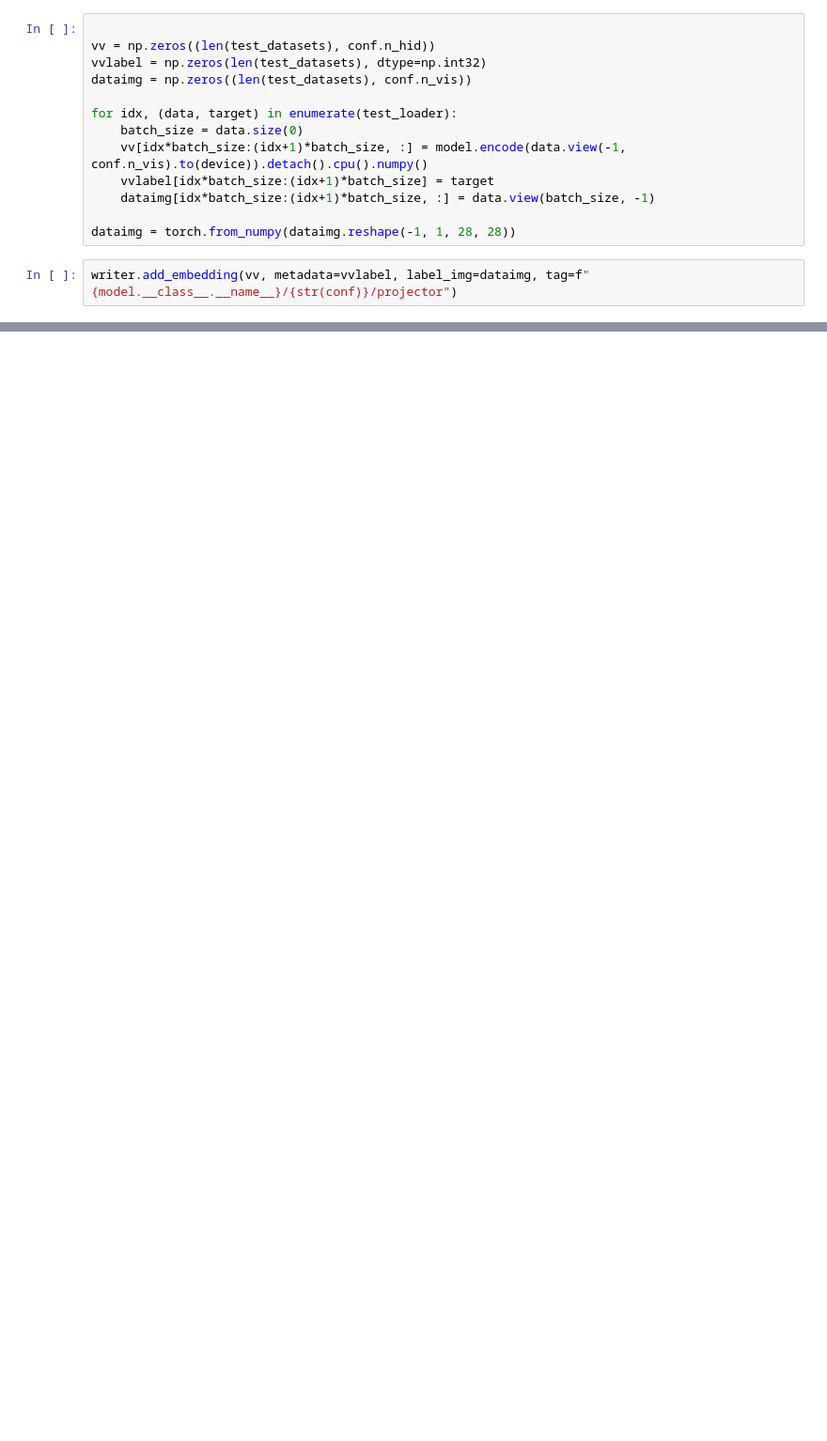
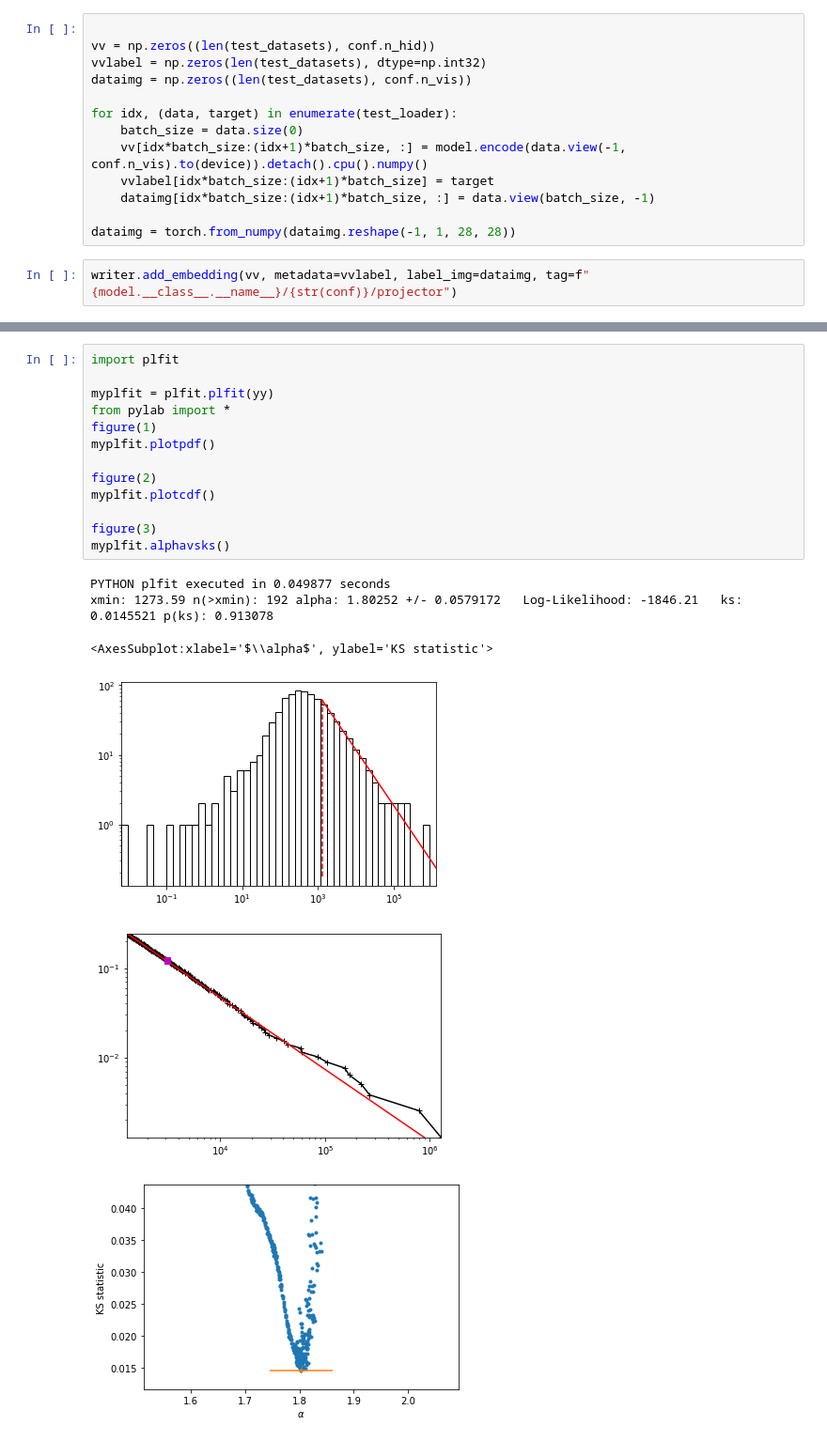
Before and after one commit to hoppiece/rbm, a Jupyter notebook: 10-various-datasets.ipynb, the cells around one changed output, grey strips where cells are left out. Shown: that part at 94% size. Cells and saved outputs as stored; diff of their text form; blank space fills up the shorter version.

```diff
--- a/10-various-datasets.ipynb
+++ b/10-various-datasets.ipynb
@@ -234,0 +272,20 @@ writer.add_embedding(vv, metadata=vvlabel, label_img=dataimg, tag=f"{model.__cla
+# %%
+import plfit
+
+myplfit = plfit.plfit(yy)
+from pylab import *
+figure(1)
+myplfit.plotpdf()
+
+figure(2)
+myplfit.plotcdf()
+
+figure(3)
+myplfit.alphavsks()
+# %% [output]
+PYTHON plfit executed in 0.049877 seconds
+xmin: 1273.59 n(>xmin): 192 alpha: 1.80252 +/- 0.0579172   Log-Likelihood: -1846.21   ks: 0.0145521 p(ks): 0.913078
+<AxesSubplot:xlabel='$\\alpha$', ylabel='KS statistic'>
+[figure, added]
+[figure, added]
+[figure, added]
```
Also changed, not shown: parts of 9 cells of this notebook, 2 other files.
